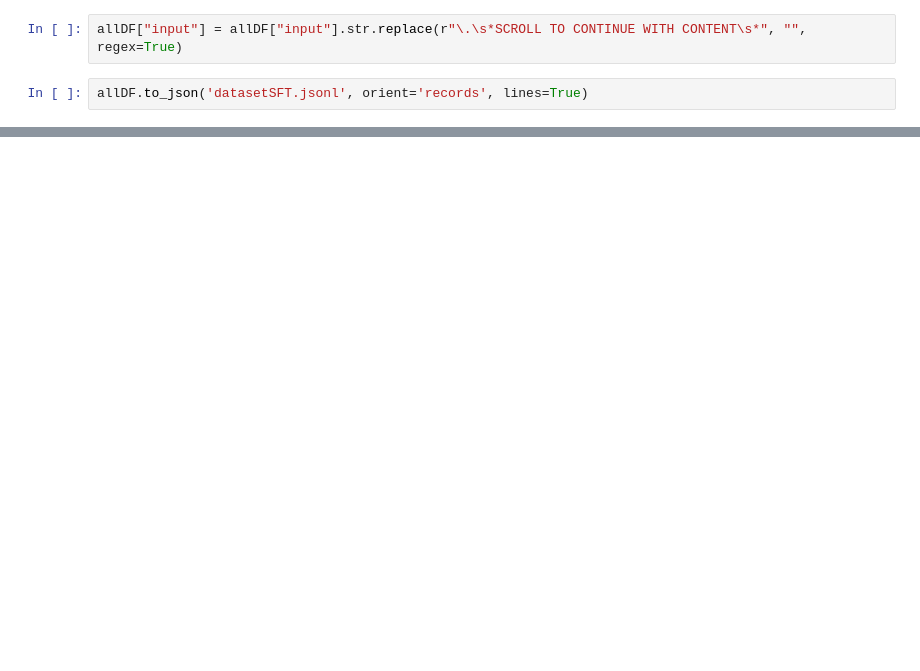
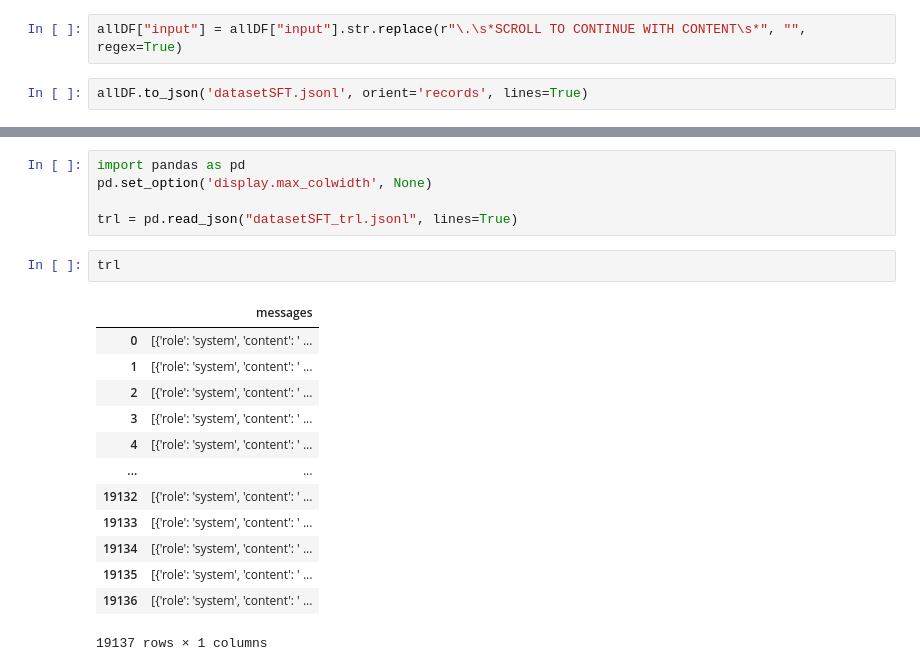
Before and after one commit to imdipo/capstone-AITF-komdigi, a Jupyter notebook: SFT/SFT.ipynb, the cells around one changed output, grey strips where cells are left out. Saved outputs shown, nothing was run; the diff lists cells and outputs as text; blank space fills up the shorter version.

```diff
--- a/SFT/SFT.ipynb
+++ b/SFT/SFT.ipynb
@@ -891,0 +878,21 @@ allDF.to_json('datasetSFT.jsonl', orient='records', lines=True)
+# %%
+import pandas as pd
+pd.set_option('display.max_colwidth', None)
+
+trl = pd.read_json("datasetSFT_trl.jsonl", lines=True)
+# %%
+trl
+# %% [output]
+|  | messages |
+| 0 | [{'role': 'system', 'content': ' ... |
+| 1 | [{'role': 'system', 'content': ' ... |
+| 2 | [{'role': 'system', 'content': ' ... |
+| 3 | [{'role': 'system', 'content': ' ... |
+| 4 | [{'role': 'system', 'content': ' ... |
+| ... | ... |
+| 19132 | [{'role': 'system', 'content': ' ... |
+| 19133 | [{'role': 'system', 'content': ' ... |
+| 19134 | [{'role': 'system', 'content': ' ... |
+| 19135 | [{'role': 'system', 'content': ' ... |
+| 19136 | [{'role': 'system', 'content': ' ... |
+19137 rows × 1 columns
```
Also changed, not shown: parts of 22 cells of this notebook.
